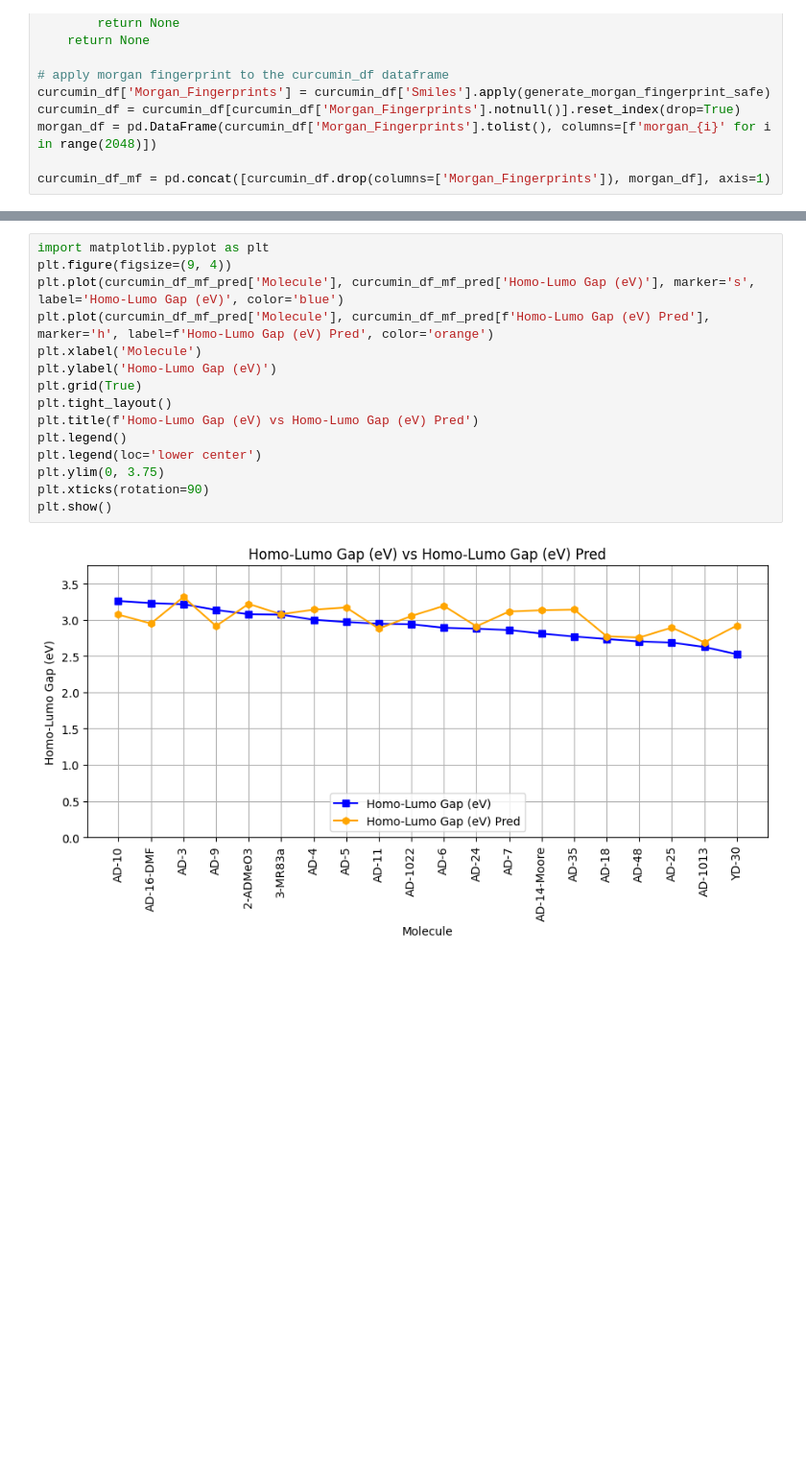
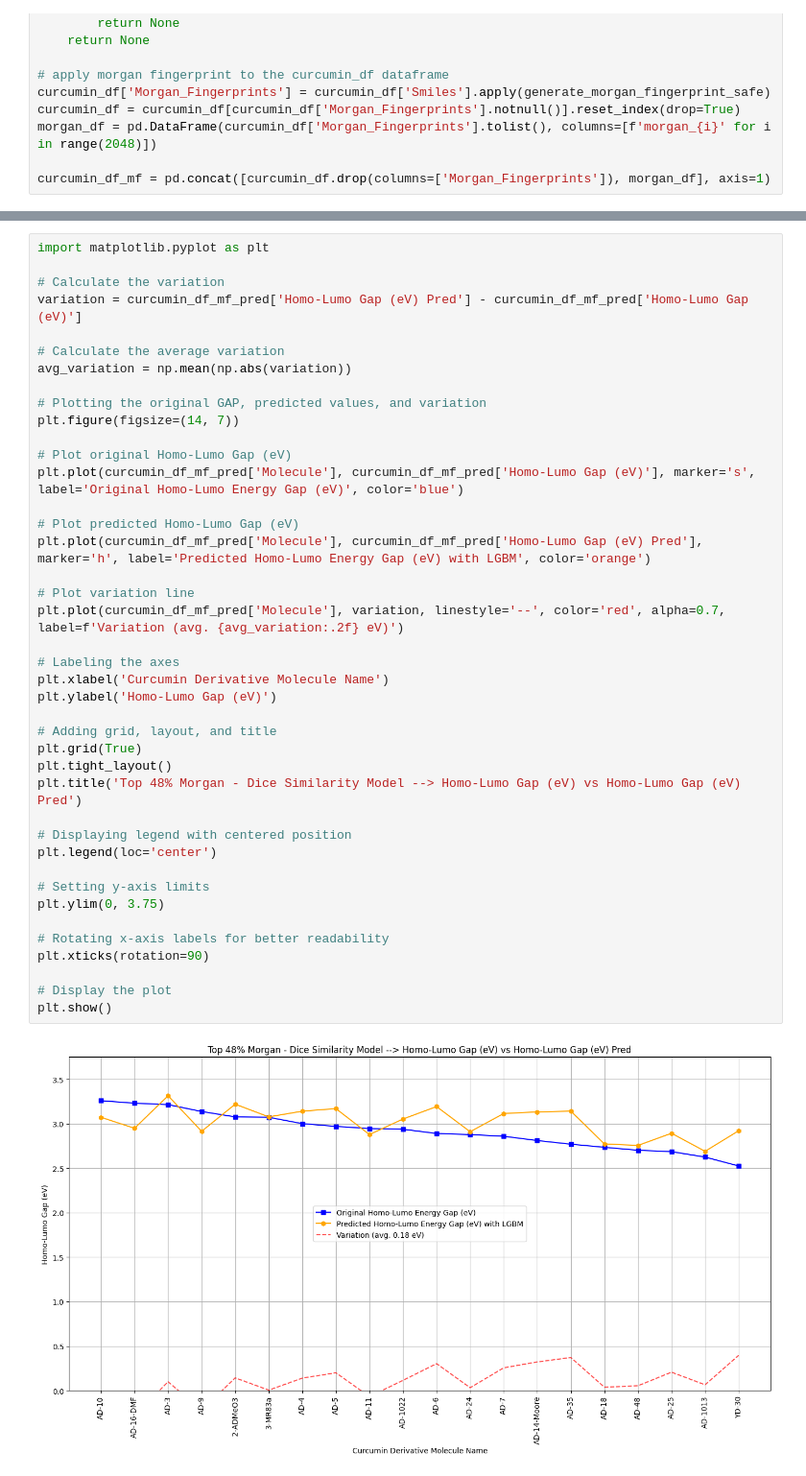
Before and after one commit to chamodpeiris/Curcumin_BendGap_Cheminfo, a Jupyter notebook: Cucumines/cucurmin_solutions/Solution04_RemovedMolecules/Phase02A_FilteringVarying_Removed.ipynb, the cells around one changed output, grey strips where cells are left out. Shown at 96% size. Cells and saved outputs as stored; diff of their text form; blank space fills up the shorter version.

```diff
--- a/Cucumines/cucurmin_solutions/Solution04_RemovedMolecules/Phase02A_FilteringVarying_Removed.ipynb
+++ b/Cucumines/cucurmin_solutions/Solution04_RemovedMolecules/Phase02A_FilteringVarying_Removed.ipynb
@@ -498,17 +506,43 @@ Prediction with similarity_morgan_dice model R2 Score: -0.06760075821890954 & RM
 # %%
 import matplotlib.pyplot as plt
-plt.figure(figsize=(9, 4))
-plt.plot(curcumin_df_mf_pred['Molecule'], curcumin_df_mf_pred['Homo-Lumo Gap (eV)'], marker='s', label='Homo-Lumo Gap (eV)', color='blue')
-plt.plot(curcumin_df_mf_pred['Molecule'], curcumin_df_mf_pred[f'Homo-Lumo Gap (eV) Pred'], marker='h', label=f'Homo-Lumo Gap (eV) Pred', color='orange')
-plt.xlabel('Molecule')
+
+# Calculate the variation
+variation = curcumin_df_mf_pred['Homo-Lumo Gap (eV) Pred'] - curcumin_df_mf_pred['Homo-Lumo Gap (eV)']
+
+# Calculate the average variation
+avg_variation = np.mean(np.abs(variation))
+
+# Plotting the original GAP, predicted values, and variation
+plt.figure(figsize=(14, 7))
+
+# Plot original Homo-Lumo Gap (eV)
+plt.plot(curcumin_df_mf_pred['Molecule'], curcumin_df_mf_pred['Homo-Lumo Gap (eV)'], marker='s', label='Original Homo-Lumo Energy Gap (eV)', color='blue')
+
+# Plot predicted Homo-Lumo Gap (eV)
+plt.plot(curcumin_df_mf_pred['Molecule'], curcumin_df_mf_pred['Homo-Lumo Gap (eV) Pred'], marker='h', label='Predicted Homo-Lumo Energy Gap (eV) with LGBM', color='orange')
+
+# Plot variation line
+plt.plot(curcumin_df_mf_pred['Molecule'], variation, linestyle='--', color='red', alpha=0.7, label=f'Variation (avg. {avg_variation:.2f} eV)')
+
+# Labeling the axes
+plt.xlabel('Curcumin Derivative Molecule Name')
 plt.ylabel('Homo-Lumo Gap (eV)')
+
+# Adding grid, layout, and title
 plt.grid(True)
 plt.tight_layout()
-plt.title(f'Homo-Lumo Gap (eV) vs Homo-Lumo Gap (eV) Pred')
-plt.legend()
-plt.legend(loc='lower center')
+plt.title('Top 48% Morgan - Dice Similarity Model --> Homo-Lumo Gap (eV) vs Homo-Lumo Gap (eV) Pred')
+
+# Displaying legend with centered position
+plt.legend(loc='center')
+
+# Setting y-axis limits
 plt.ylim(0, 3.75)
+
+# Rotating x-axis labels for better readability
 plt.xticks(rotation=90)
+
+# Display the plot
 plt.show()
 # %% [output]
-[figure, old version]
+[figure, new version]
```
Also changed, not shown: parts of 5 cells of this notebook, 2 other files.
